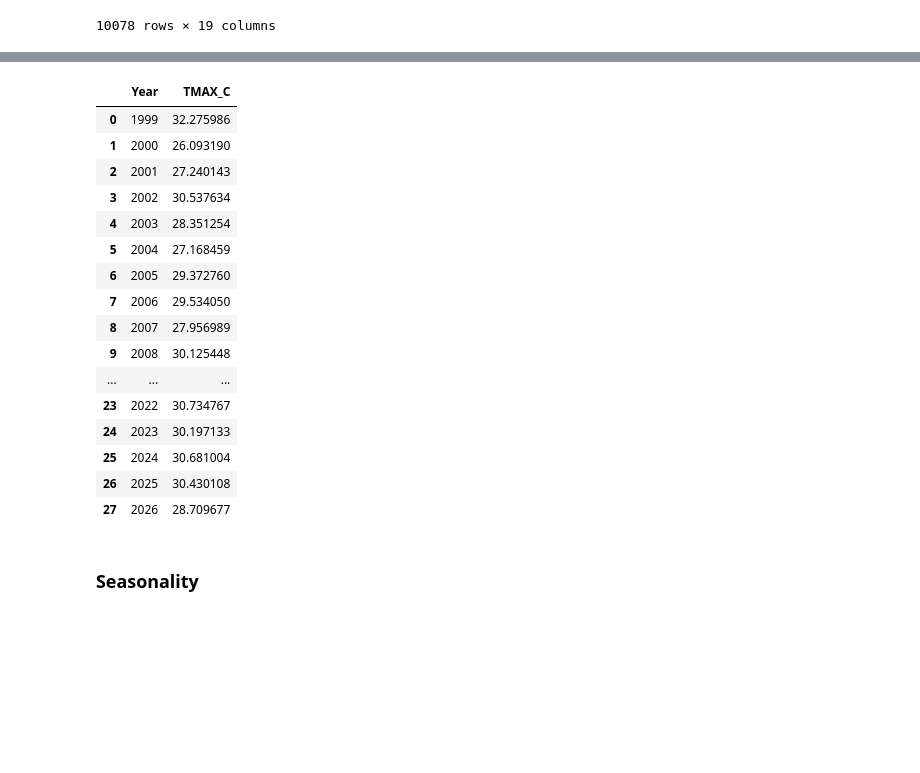
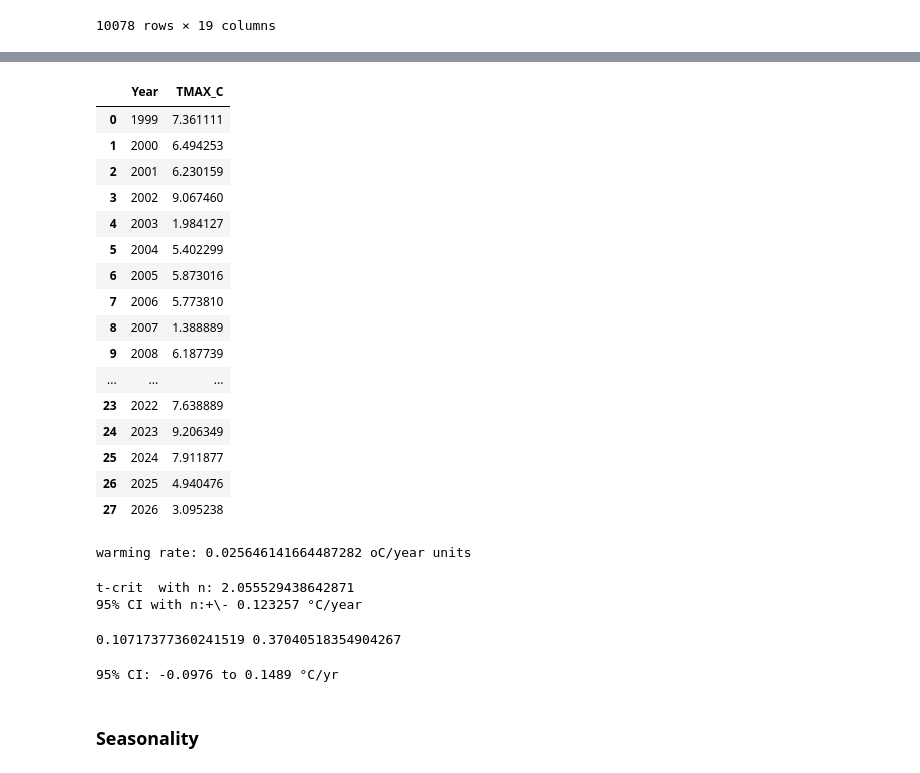
Before and after one commit to cl3225/CLMTG-5060, a Jupyter notebook: Lecture07_example.ipynb, the cells around one changed output, grey strips where cells are left out. Saved outputs shown, nothing was run; the diff lists cells and outputs as text; code cells hidden in the pictures; blank space fills up the shorter version.

```diff
--- a/Lecture07_example.ipynb
+++ b/Lecture07_example.ipynb
@@ -176,26 +193,27 @@ df
 # %%
 ## July
-month = 7
+month = 2
 sub = df[df["Month"] == month]
+sub
 counts = sub.groupby("Year")["TMAX_C"].count()
 yearly = sub.groupby("Year")["TMAX_C"].mean().reset_index()
 yearly = yearly[yearly["Year"].isin(counts[counts >= 20].index)].reset_index(drop=True)
 yearly
 # %% [output]
 |  | Year | TMAX_C |
-| 0 | 1999 | 32.275986 |
-| 1 | 2000 | 26.093190 |
-| 2 | 2001 | 27.240143 |
-| 3 | 2002 | 30.537634 |
-| 4 | 2003 | 28.351254 |
-| 5 | 2004 | 27.168459 |
-| 6 | 2005 | 29.372760 |
-| 7 | 2006 | 29.534050 |
-| 8 | 2007 | 27.956989 |
-| 9 | 2008 | 30.125448 |
+| 0 | 1999 | 7.361111 |
+| 1 | 2000 | 6.494253 |
+| 2 | 2001 | 6.230159 |
+| 3 | 2002 | 9.067460 |
+| 4 | 2003 | 1.984127 |
+| 5 | 2004 | 5.402299 |
+| 6 | 2005 | 5.873016 |
+| 7 | 2006 | 5.773810 |
+| 8 | 2007 | 1.388889 |
+| 9 | 2008 | 6.187739 |
 | ... | ... | ... |
-| 23 | 2022 | 30.734767 |
-| 24 | 2023 | 30.197133 |
-| 25 | 2024 | 30.681004 |
-| 26 | 2025 | 30.430108 |
-| 27 | 2026 | 28.709677 |
+| 23 | 2022 | 7.638889 |
+| 24 | 2023 | 9.206349 |
+| 25 | 2024 | 7.911877 |
+| 26 | 2025 | 4.940476 |
+| 27 | 2026 | 3.095238 |
@@ -202,3 +226,33 @@ yearly
+# %%
+### fit and get warming rate
+slope, intercept = np.polyfit(t, y, 1)
+trend = intercept+slope*t
+resid = y - trend
+print(f"warming rate: {slope} oC/year units")
+# %% [output]
+warming rate: 0.025646141664487282 oC/year units
+# %%
+### confident interval
+sigma_hat = np.sqrt(np.sum(resid**2)/(n-2))
+sqrt_ss_t = np.sqrt(np.sum((t - t.mean())**2))
+SE_b_hat =sigma_hat/sqrt_ss_t
+t_critical_naive=stats.t.ppf(1-alpha/2, n-2)
+print('t-crit  with n:', t_critical_naive)
+print(f"95% CI with n:+\- {t_critical_naive*SE_b_hat:4f} °C/year")
+# %% [output]
+t-crit  with n: 2.055529438642871
+95% CI with n:+\- 0.123257 °C/year
+# %%
+rho1   = stattools.acf(resid, nlags=1, adjusted=False)[1]
+n_eff = n * (1 - rho1) / (1 + rho1)
+CI_acf = 1.96/np.sqrt(n)
+print(rho1,CI_acf)
+# %% [output]
+0.10717377360241519 0.37040518354904267
+# %%
+print(f"95% CI: {slope - t_critical_naive*SE_b_hat:.4f} to {slope + t_critical_naive*SE_b_hat:.4f} °C/yr")
+# %% [output]
+95% CI: -0.0976 to 0.1489 °C/yr
 # %% [markdown]
 ### Seasonality
 # %% [markdown]
```
Also changed, not shown: parts of 4 cells of this notebook.
